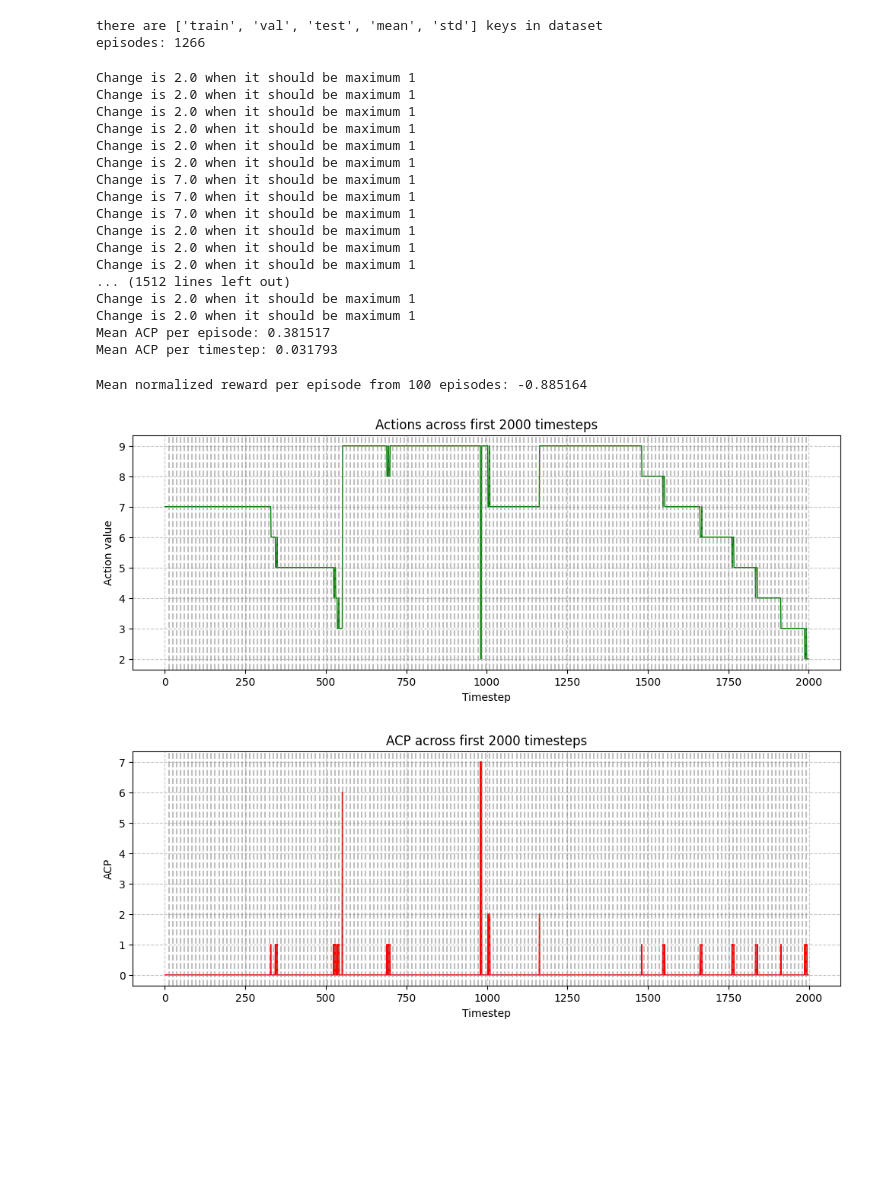
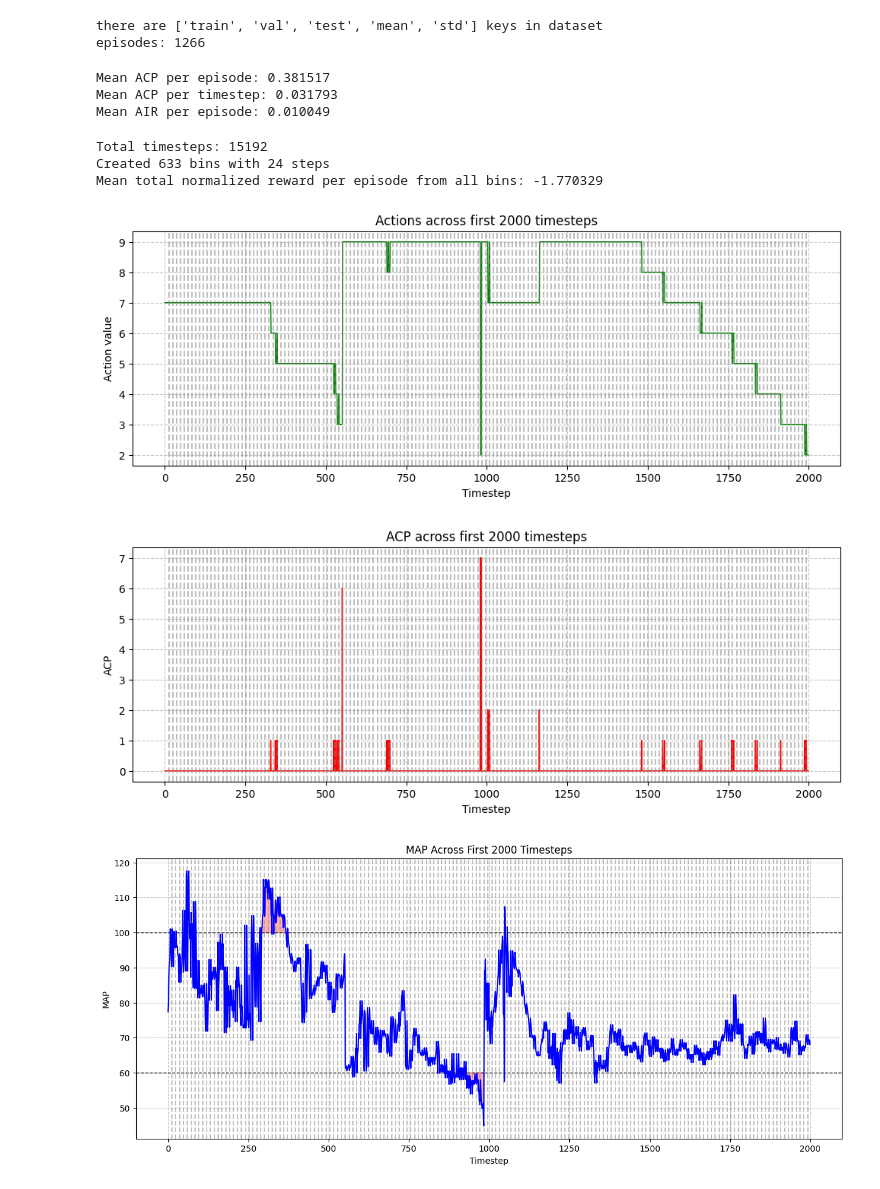
Before and after one commit to aysintumay/noisy_mujoco, a Jupyter notebook: abiomed_env/physician_acp.ipynb, the cells around one changed output. Saved outputs shown, nothing was run; the diff lists cells and outputs as text; code cells hidden in the pictures; blank space fills up the shorter version.

```diff
--- a/abiomed_env/physician_acp.ipynb
+++ b/abiomed_env/physician_acp.ipynb
@@ -32,33 +32,21 @@ else:
 # %%
 # the last feature column is action
 actions_all = episodes_np[:, :, -1]
+states_all = episodes_np[:, :, :-1]
 episode_lengths = [len(ep) for ep in actions_all]
 episode_boundaries = np.cumsum(episode_lengths)
 #at the end of an episode we get episode acp
 acp_per_episode = [compute_acp_cost(actions) for actions in actions_all]
-total_timesteps = np.prod(actions_all.shape)
 #then we get the total mean
-acp_per_timestep = overall_acp_cost(actions_all, total_timesteps)
+acp_per_timestep = overall_acp_cost(actions_all)
+air_per_episode_mean = overall_air_cost(actions_all, states_all)
 print(f"Mean ACP per episode: {np.mean(acp_per_episode):.6f}")
 print(f"Mean ACP per timestep: {acp_per_timestep:.6f}")
+print(f"Mean AIR per episode: {air_per_episode_mean:.6f}")
 # %% [output]
-Change is 2.0 when it should be maximum 1
-Change is 2.0 when it should be maximum 1
-Change is 2.0 when it should be maximum 1
-Change is 2.0 when it should be maximum 1
-Change is 2.0 when it should be maximum 1
-Change is 2.0 when it should be maximum 1
-Change is 7.0 when it should be maximum 1
-Change is 7.0 when it should be maximum 1
-Change is 7.0 when it should be maximum 1
-Change is 2.0 when it should be maximum 1
-Change is 2.0 when it should be maximum 1
-Change is 2.0 when it should be maximum 1
-... (1512 lines left out)
-Change is 2.0 when it should be maximum 1
-Change is 2.0 when it should be maximum 1
 Mean ACP per episode: 0.381517
 Mean ACP per timestep: 0.031793
+Mean AIR per episode: 0.010049
 # %%
 all_steps_np = np.concatenate(episodes_np, axis=0)
 total_steps_available = all_steps_np.shape[0]
@@ -99,9 +87,11 @@ for bin_idx in sampled_bin_indices:
 
 mean_total_episode_reward = np.mean(all_episode_rewards)
 
-print(f"Mean total normalized reward per episode from 100 bins: {mean_total_episode_reward:.6f}")
+print(f"Mean total normalized reward per episode from all bins: {mean_total_episode_reward:.6f}")
 # %% [output]
-Mean normalized reward per episode from 100 episodes: -0.885164
+Total timesteps: 15192
+Created 633 bins with 24 steps
+Mean total normalized reward per episode from all bins: -1.770329
 # %%
 #this is to fill in the missing acp between episodes (wasn't sure if this should be part of mean)
 flattened_actions = actions_all.flatten()
@@ -116,33 +106,53 @@ flattened_acp = np.array(flattened_acp)
 
 #recalculate acp including the change between episodes
 
-#acp will always have one less step
 flattened_actions = flattened_actions[:MAX_STEPS_TO_PLOT]
-flattened_acp = flattened_acp[:MAX_STEPS_TO_PLOT-1]
+flattened_acp = flattened_acp[:MAX_STEPS_TO_PLOT]
 episode_boundaries = episode_boundaries[episode_boundaries < MAX_STEPS_TO_PLOT]
+flattened_map = all_steps_np[:, 0]
+flattened_map = flattened_map[:MAX_STEPS_TO_PLOT]
 
 #action graph over timesteps
 #I was getting confused where to check for episode ends so there are vertical lines for those
 plt.figure(figsize=(12, 4))
 plt.plot(flattened_actions, color='green', linewidth=1)
 for boundary in episode_boundaries:
     plt.axvline(boundary, color='gray', linestyle='--', alpha=0.5)
 plt.xlabel("Timestep")
 plt.ylabel("Action value")
 plt.title("Actions across first 2000 timesteps")
 plt.grid(True, linestyle='--', alpha=0.7)
 plt.show()
 
 #acp graph over timesteps
 plt.figure(figsize=(12, 4))
 plt.plot(flattened_acp, color='red', linewidth=1)
 for boundary in episode_boundaries:
     plt.axvline(boundary, color='gray', linestyle='--', alpha=0.5)
 plt.xlabel("Timestep")
 plt.ylabel("ACP")
 plt.title("ACP across first 2000 timesteps")
 plt.grid(True, linestyle='--', alpha=0.7)
 plt.show()
+
+#map with unsafe regions highlighted
+plt.figure(figsize=(15, 6))
+timesteps = np.arange(len(flattened_map))
+plt.plot(timesteps, flattened_map, color='blue', linewidth=1.5, label='MAP', zorder=5)
+plt.fill_between(timesteps, 60, flattened_map, where=flattened_map < 60,
+                 color='red', alpha=0.3, interpolate=True, label='MAP < 60')
+plt.fill_between(timesteps, 100, flattened_map, where=flattened_map > 100,
+                 color='red', alpha=0.3, interpolate=True, label='MAP > 100')
+plt.axhline(y=60, color='black', linestyle='--', linewidth=1)
+plt.axhline(y=100, color='black', linestyle='--', linewidth=1)
+for boundary in episode_boundaries:
+    plt.axvline(boundary, color='gray', linestyle='--', alpha=0.5)
+plt.xlabel("Timestep")
+plt.ylabel("MAP")
+plt.title("MAP Across First 2000 Timesteps")
+plt.grid(True, linestyle='--', alpha=0.7)
+plt.show()
 # %% [output]
 [figure]
 [figure]
+[figure, added]
```
Also changed, not shown: parts of 2 cells of this notebook, 2 other files.
